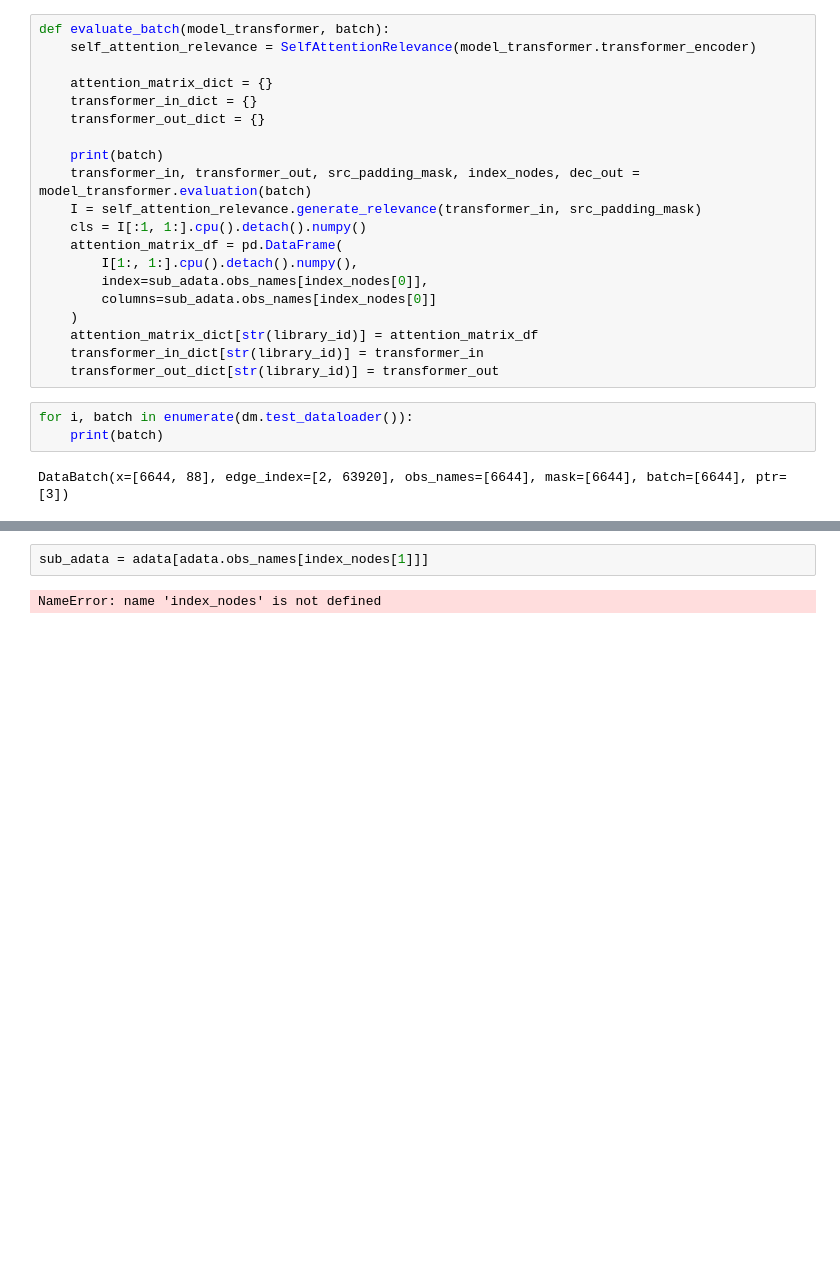
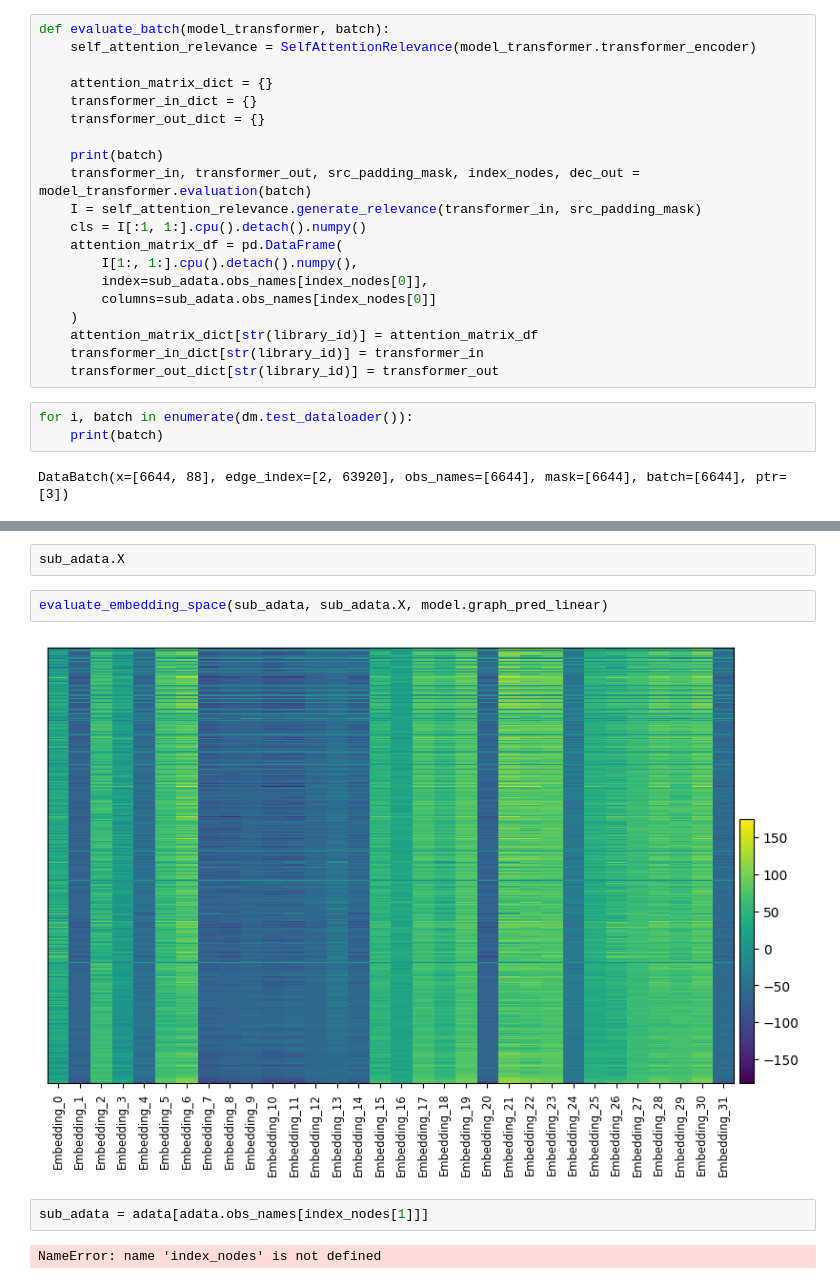
Before and after one commit to theislab/interscale, a Jupyter notebook: docs/notebooks/training/legnini23_training_GNNTrans.ipynb, the cells around one changed output, grey strips where cells are left out. Saved outputs shown, nothing was run; the diff lists cells and outputs as text; blank space fills up the shorter version.

```diff
--- a/docs/notebooks/training/legnini23_training_GNNTrans.ipynb
+++ b/docs/notebooks/training/legnini23_training_GNNTrans.ipynb
@@ -348,3 +451,9 @@ IndexError: index 1779 is out of bounds for axis 0 with size 1779
+# %%
+sub_adata.X
+# %%
+evaluate_embedding_space(sub_adata, sub_adata.X, model.graph_pred_linear)
+# %% [output]
+[figure, added]
 # %%
 sub_adata = adata[adata.obs_names[index_nodes[1]]]
 # %% [output]
```
Also changed, not shown: parts of 13 cells of this notebook, 17 other files.
